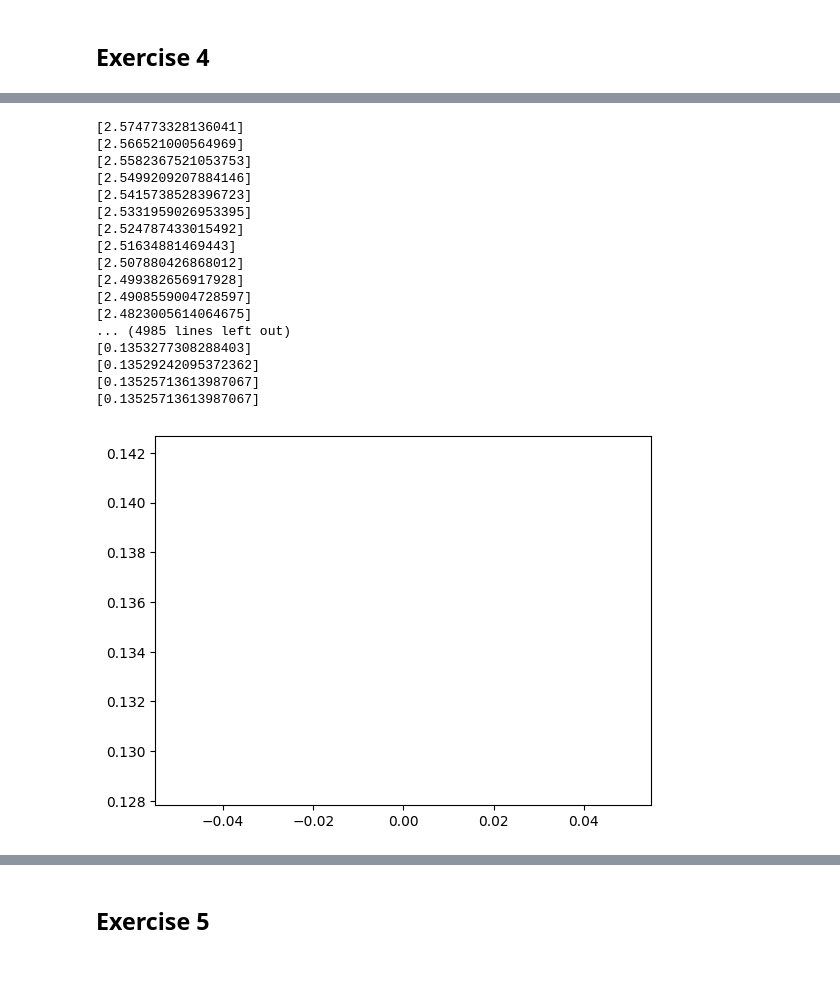
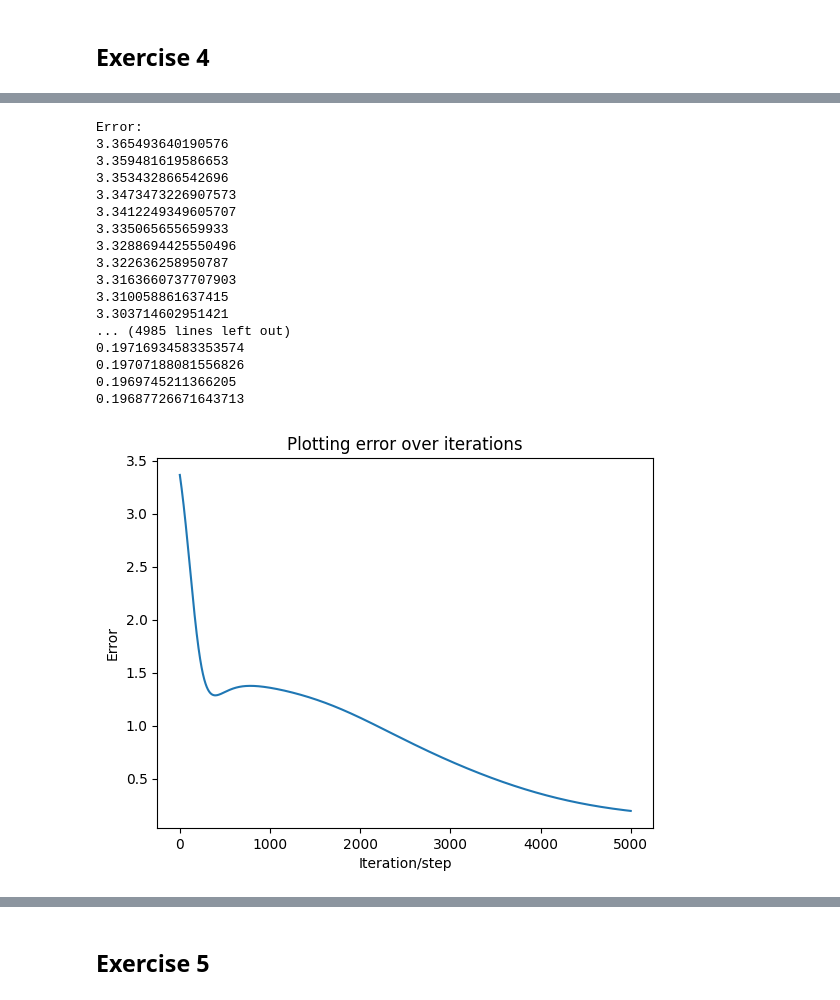
Before and after one commit to aabasova/MiningMassiveDatasets, a Jupyter notebook: Uebung - 3/Uebung3.ipynb, the cells around one changed output, grey strips where cells are left out. Cells and saved outputs as stored; diff of their text form; code cells hidden in the pictures; blank space fills up the shorter version.

```diff
--- a/Uebung - 3/Uebung3.ipynb
+++ b/Uebung - 3/Uebung3.ipynb
@@ -21,7 +21,6 @@ except:
     print ("This implementation requires the numpy module.")
     exit(0)
 
-###############################################################################
 
 """
 @INPUT:
@@ -57,7 +56,6 @@ def matrix_factorization(R, P, Q, K, steps=5000, alpha=0.0002, beta=0.02):
             break
     return P, Q.T
 
-###############################################################################
 
 if __name__ == "__main__":
     R = [
@@ -67,26 +65,13 @@ if __name__ == "__main__":
         [0,2,4,0,5,0,0,4,0,0,2,0],
         [0,0,4,3,4,2,0,0,0,0,2,5],
         [1,0,3,0,3,0,0,2,0,0,4,0]
-
-        #[1,0,2,0,0,1],
-        #[0,0,4,2,0,0],
-        #[3,5,0,4,4,3],
-        #[0,4,1,0,3,0],
-        #[0,0,2,5,4,3],
-        #[5,0,0,0,2,0],
-        #[0,4,3,0,0,0],
-        #[0,0,0,4,0,2],
-        #[5,0,4,0,0,0],
-        #[0,2,3,0,0,0],
-        #[4,2,5,2,2,4],
-        #[0,3,0,0,5,0,],
         ]
 
     R = numpy.array(R)
 
     N = len(R)
     M = len(R[0])
-    K = 2
+    K = 3
 
     P = numpy.random.rand(N,K)
     Q = numpy.random.rand(M,K)
@@ -95,7 +80,7 @@ if __name__ == "__main__":
     nR= numpy.dot(nP, nQ.T)
 
     print('P:')
-    print(P)
+    print(nP)
 
     print('Q:')
     print(nQ)
@@ -130,6 +115,7 @@ import matplotlib.pyplot as plt
 def matrix_factorization(R, P, Q, K, steps=5000, alpha=0.0002, beta=0.02):
     Q = Q.T
     error=[]
+    print('Error:')
     for step in range(steps):
 
         for i in range(len(R)):
@@ -147,54 +133,60 @@ def matrix_factorization(R, P, Q, K, steps=5000, alpha=0.0002, beta=0.02):
                     e = e + pow(R[i][j] - numpy.dot(P[i,:],Q[:,j]), 2)
                     for k in range(K):
                         e = e + (beta/2) * ( pow(P[i][k],2) + pow(Q[k][j],2) )
+
+        print(eij)
         error.append(eij)
+
         if e < 0.001:
             break
 
     plt.plot(error)
+    plt.ylabel('Error')
+    plt.xlabel('Iteration/step')
+    plt.title('Plotting error over iterations')
     plt.show()
     return P, Q.T
 
 
 
 
 if __name__ == "__main__":
     R = [
         [1,0,3,0,0,5,0,0,5,0,4,0],
         [0,0,5,4,0,0,4,0,0,2,1,3],
         [2,4,0,1,2,0,3,0,4,3,5,0],
         [0,2,4,0,5,0,0,4,0,0,2,0],
         [0,0,4,3,4,2,0,0,0,0,2,5],
         [1,0,3,0,3,0,0,2,0,0,4,0]
         ]
 
     R = numpy.array(R)
 
     N = len(R)
     M = len(R[0])
     K = 2
 
     P = numpy.random.rand(N,K)
     Q = numpy.random.rand(M,K)
 
     nP, nQ = matrix_factorization(R, P, Q, K)
     nR= numpy.dot(nP, nQ.T)
 # %% [output]
-[2.574773328136041]
-[2.566521000564969]
-[2.5582367521053753]
-[2.5499209207884146]
-[2.5415738528396723]
-[2.5331959026953395]
-[2.524787433015492]
-[2.51634881469443]
-[2.507880426868012]
-[2.499382656917928]
-[2.4908559004728597]
-[2.4823005614064675]
+Error:
+3.365493640190576
+3.359481619586653
+3.353432866542696
+3.3473473226907573
+3.3412249349605707
+3.335065655659933
+3.3288694425550496
+3.322636258950787
+3.3163660737707903
+3.310058861637415
+3.303714602951421
 ... (4985 lines left out)
-[0.1353277308288403]
-[0.13529242095372362]
-[0.13525713613987067]
-[0.13525713613987067]
+0.19716934583353574
+0.19707188081556826
+0.1969745211366205
+0.19687726671643713
-[figure, old version]
+[figure, new version]
```
Also changed, not shown: parts of 2 cells of this notebook.
